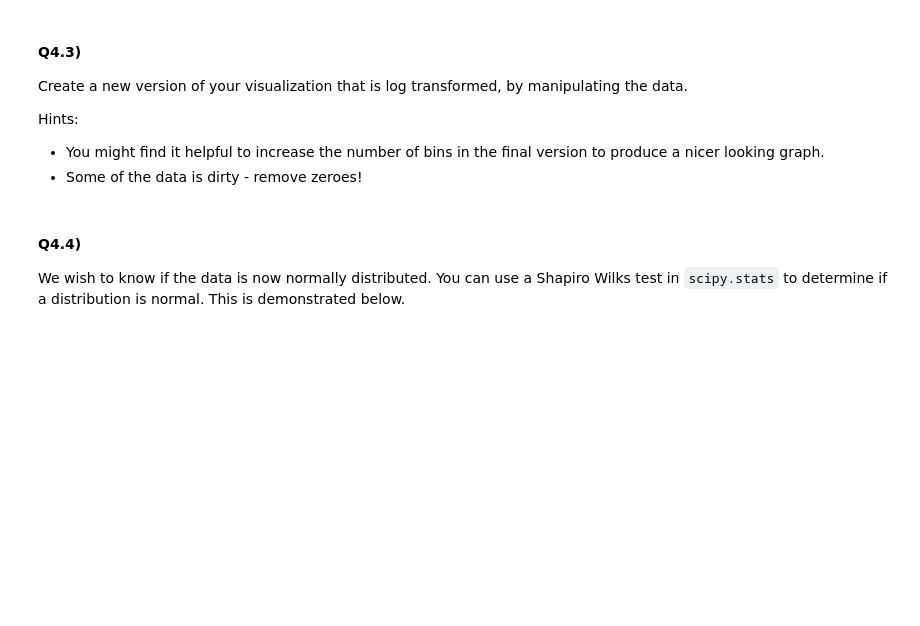
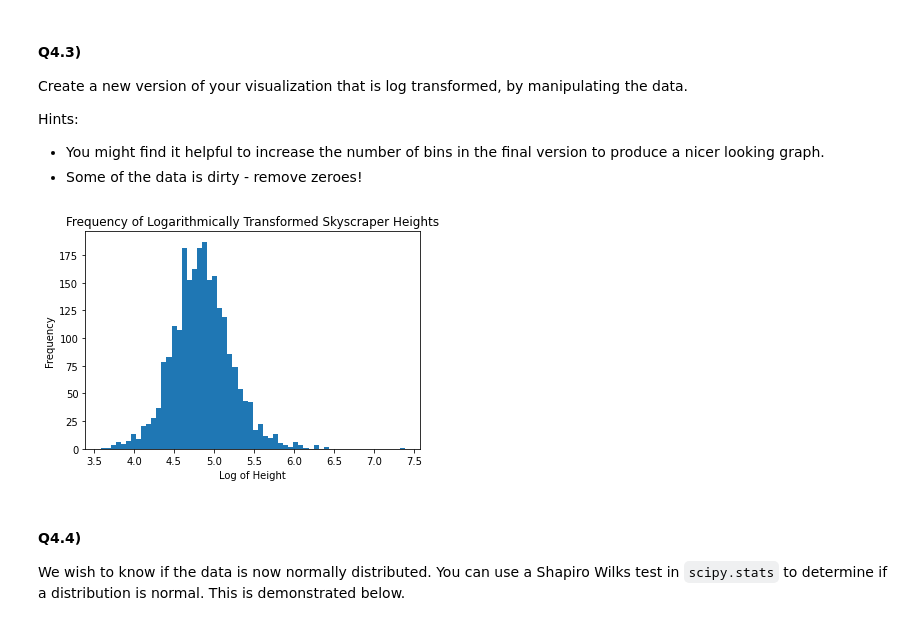
Before and after one commit to amaniedu71/CISC367-h-w, a Jupyter notebook: wk6/Statistics_Workbook.ipynb, the cells around one changed output. Drawn from its saved outputs; the diff is of its cells as text; code cells hidden in the pictures; blank space fills up the shorter version.

```diff
--- a/wk6/Statistics_Workbook.ipynb
+++ b/wk6/Statistics_Workbook.ipynb
@@ -411,6 +454,16 @@ Create a new version of your visualization that is log transformed, by manipulat
 Hints:
 * You might find it helpful to increase the number of bins in the final version to produce a nicer looking graph.
 * Some of the data is dirty - remove zeroes!
+# %%
+skyscrapers_height = skyscrapers[skyscrapers['statistics.height']>0]
+skyscrapers_height_log = np.log(skyscraper_height)
+plt.hist(skyscrapers_height_log, bins=60)
+plt.title("Frequency of Logarithmically Transformed Skyscraper Heights")
+plt.xlabel("Log of Height")
+plt.ylabel("Frequency")
+plt.show()
+# %% [output]
+[figure, added]
 # %% [markdown]
 #### Q4.4)
 
```
Also changed, not shown: parts of 39 cells of this notebook.
